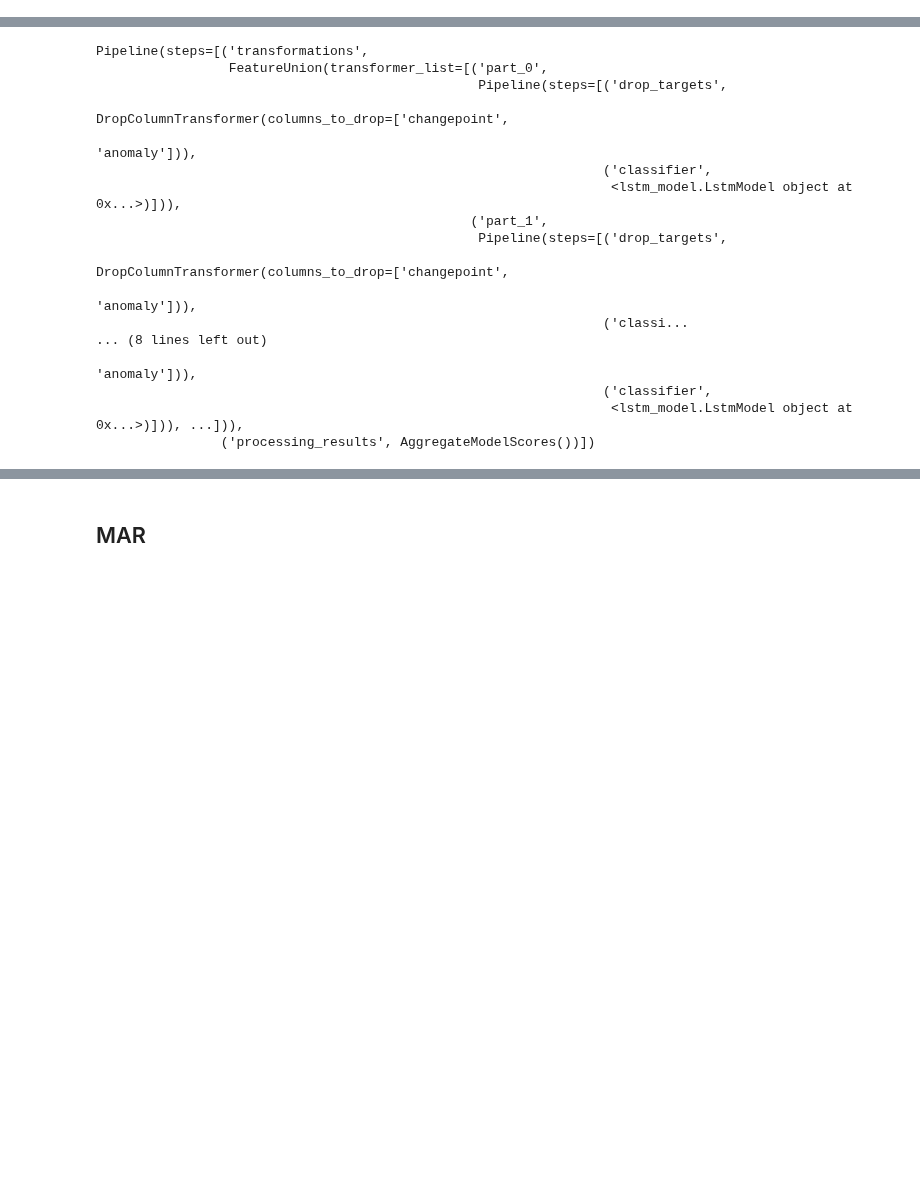
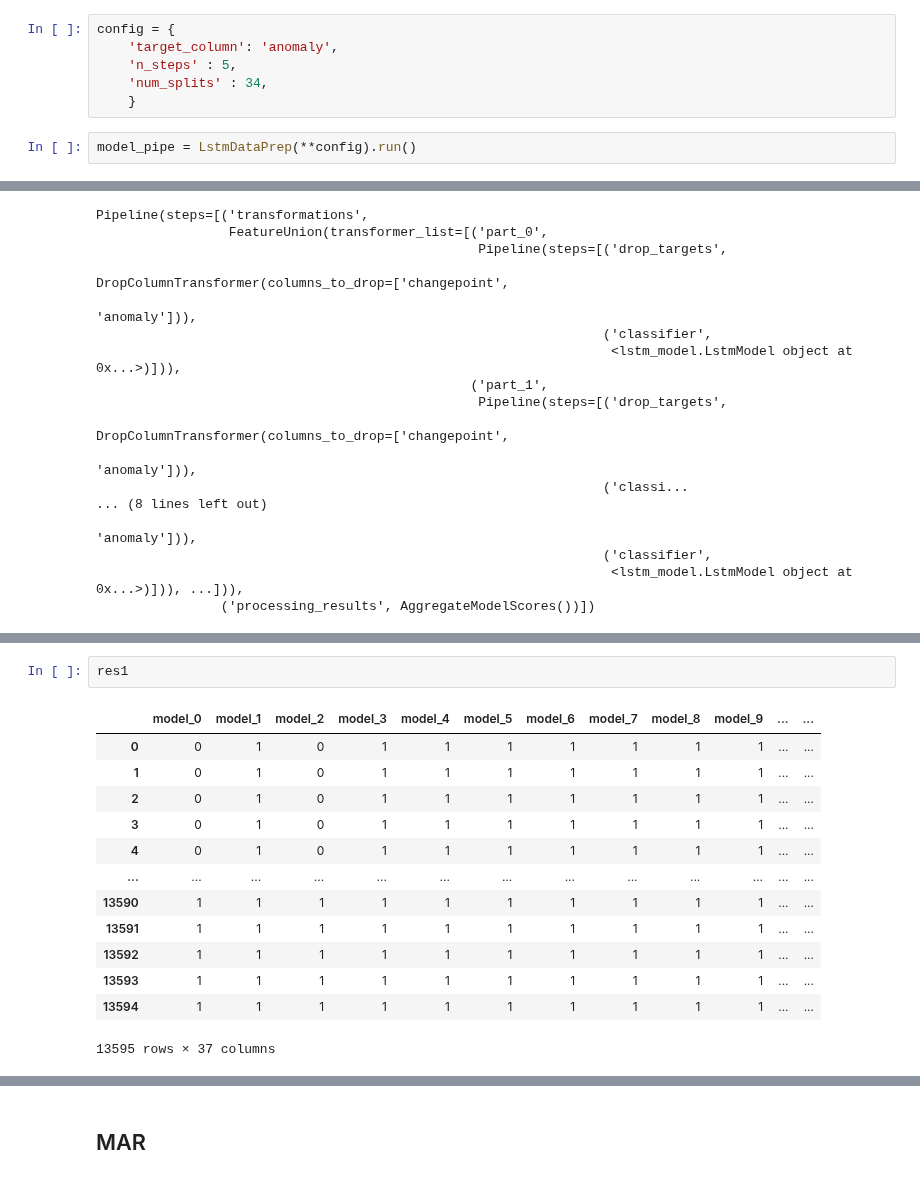
Before and after one commit to Oren-Ben/mlops-anomaly-detection, a Jupyter notebook: v1_model_schemes/lstm_run.ipynb, the cells around one changed output, grey strips where cells are left out. Drawn from its saved outputs; the diff is of its cells as text; blank space fills up the shorter version.

```diff
--- a/v1_model_schemes/lstm_run.ipynb
+++ b/v1_model_schemes/lstm_run.ipynb
@@ -25,3 +23,11 @@ model_pipe = LstmDataPrep(num_splits=34).model_pipeline()
+# %%
+config = {
+    'target_column': 'anomaly',
+    'n_steps' : 5,
+    'num_splits' : 34,
+    }
+# %%
+model_pipe = LstmDataPrep(**config).run()
 # %%
 model_pipe
 # %% [output]
@@ -64,2 +70,18 @@ res1 = model_pipe.fit_transform(train_set)
 X.shape:  (13595, 34)
+# %%
+res1
+# %% [output]
+|  | model_0 | model_1 | model_2 | model_3 | model_4 | model_5 | model_6 | model_7 | model_8 | model_9 | ... | ... |
+| 0 | 0 | 1 | 0 | 1 | 1 | 1 | 1 | 1 | 1 | 1 | ... | ... |
+| 1 | 0 | 1 | 0 | 1 | 1 | 1 | 1 | 1 | 1 | 1 | ... | ... |
+| 2 | 0 | 1 | 0 | 1 | 1 | 1 | 1 | 1 | 1 | 1 | ... | ... |
+| 3 | 0 | 1 | 0 | 1 | 1 | 1 | 1 | 1 | 1 | 1 | ... | ... |
+| 4 | 0 | 1 | 0 | 1 | 1 | 1 | 1 | 1 | 1 | 1 | ... | ... |
+| ... | ... | ... | ... | ... | ... | ... | ... | ... | ... | ... | ... | ... |
+| 13590 | 1 | 1 | 1 | 1 | 1 | 1 | 1 | 1 | 1 | 1 | ... | ... |
+| 13591 | 1 | 1 | 1 | 1 | 1 | 1 | 1 | 1 | 1 | 1 | ... | ... |
+| 13592 | 1 | 1 | 1 | 1 | 1 | 1 | 1 | 1 | 1 | 1 | ... | ... |
+| 13593 | 1 | 1 | 1 | 1 | 1 | 1 | 1 | 1 | 1 | 1 | ... | ... |
+| 13594 | 1 | 1 | 1 | 1 | 1 | 1 | 1 | 1 | 1 | 1 | ... | ... |
+13595 rows × 37 columns
 # %%
```
Also changed, not shown: parts of 31 cells of this notebook, 10 other files.
